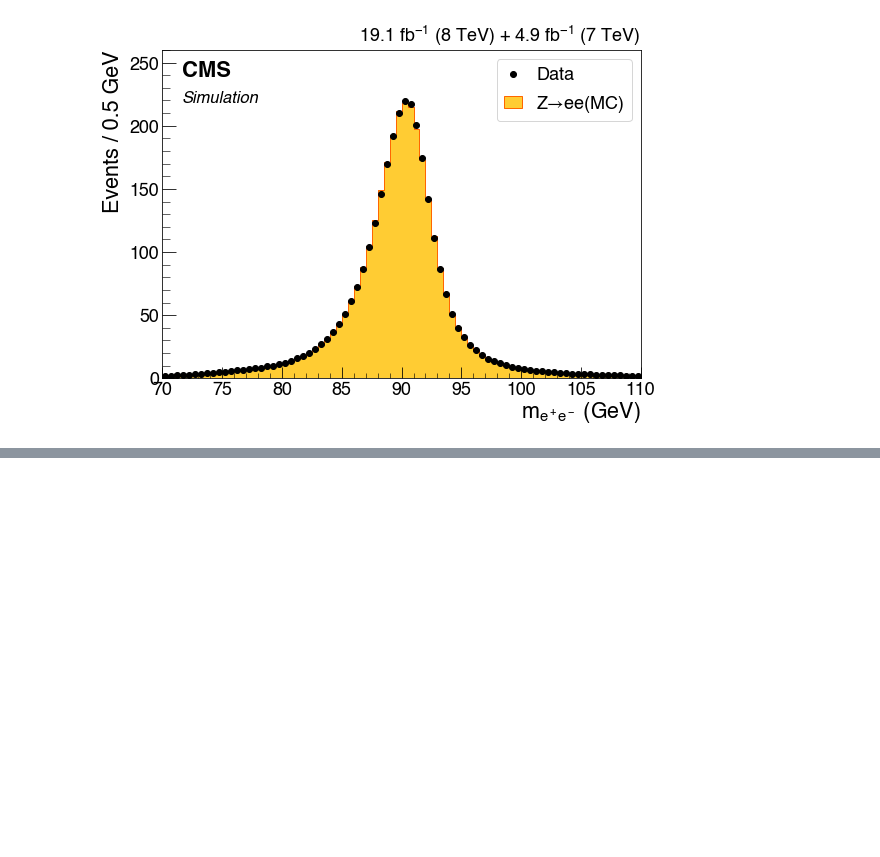
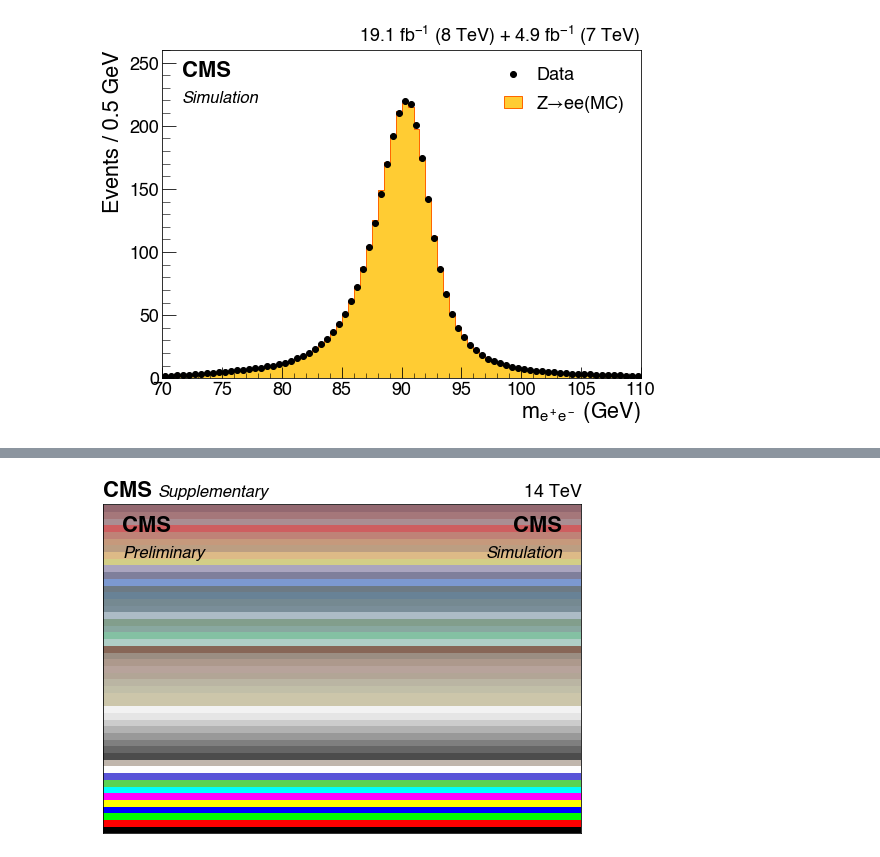
Before and after one commit to guitargeek/geeksw, a Jupyter notebook: examples/cmsplot.ipynb, the cells around one changed output, grey strips where cells are left out. Cells and saved outputs as stored; diff of their text form; code cells hidden in the pictures; blank space fills up the shorter version.

Commit message:
More root colors and CMS label positions

```diff
--- a/examples/cmsplot.ipynb
+++ b/examples/cmsplot.ipynb
@@ -49,0 +57,17 @@ plt.show()
+# %%
+plt.figure()
+for i in range(50):
+    plt.plot([i,i], color=tcolor[i], linewidth=7)
+plt.ylim(0.5,49.5)
+plt.xlim(0,1)
+ax = plt.gca()
+ax.tick_params(axis='both', which='both', length=0)
+plt.setp(ax.get_xticklabels(), visible=False)
+plt.setp(ax.get_yticklabels(), visible=False)
+plt.cmstext("CMS Preliminary", loc=0)
+plt.cmstext("CMS Simulation", loc=1)
+plt.cmstext("CMS Supplementary", loc=2)
+plt.lumitext("14 TeV")
+plt.show()
+# %% [output]
+[figure, added]
```
Also changed, not shown: parts of 1 cell of this notebook, 2 other files.
